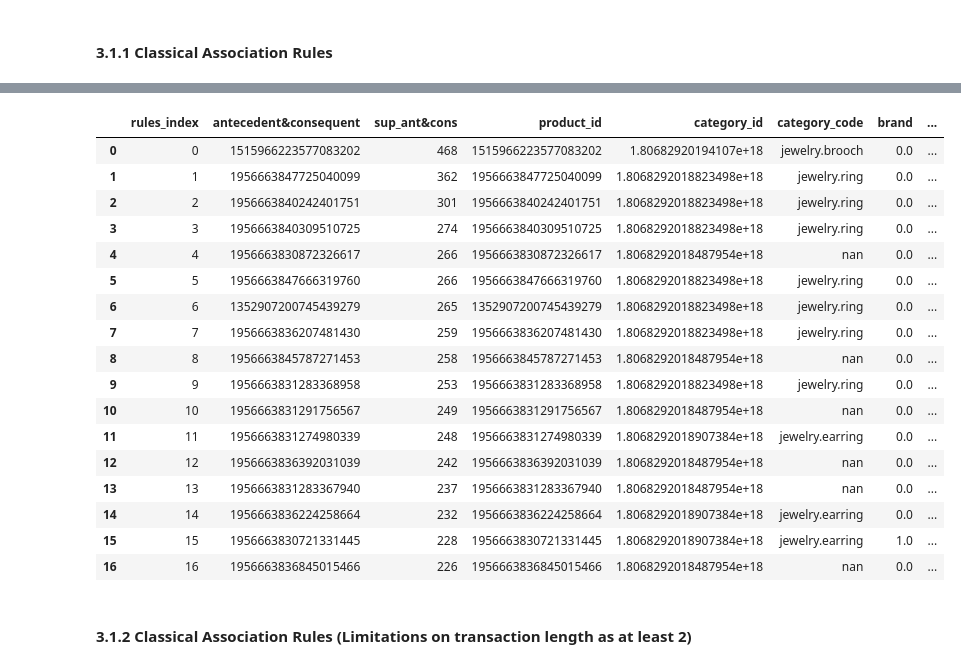
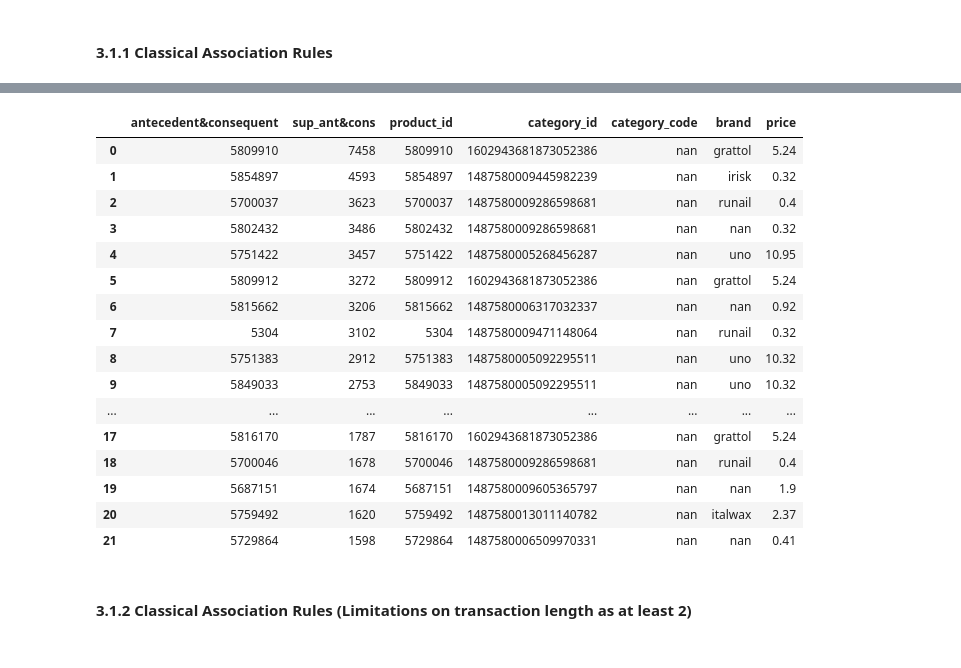
Before and after one commit to dawei7/Detecting-patterns-in-purchase-history-using-association-rule-learning-methods, a Jupyter notebook: Analaysis_Kaggle_Comsetics_Dataset.ipynb, the cells around one changed output, grey strips where cells are left out. Drawn from its saved outputs; the diff is of its cells as text; code cells hidden in the pictures.

```diff
--- a/Analaysis_Kaggle_Comsetics_Dataset.ipynb
+++ b/Analaysis_Kaggle_Comsetics_Dataset.ipynb
@@ -214,7 +200,7 @@ import modified_fp_growth_algorithm.modified_fp_growth_latest as mod_fp_growth
 
 rules = mod_fp_growth.fpgrowthFromDataFrame(\
     data,
-    minSupRatio=0.004,
+    minSupRatio=0.01,
     maxSupRatio=1,
     minConf=0,
     item_col=1
@@ -230,37 +229,37 @@ rules
 # %%
 # A minSupRatio of 0.007 means, in case of profitability, that it represents 0.007 of total revenues rspectively profit. We made the profit fo each product equal.
 # Let's oberserve what kind of items we have found.
 
 
 rules_exploded = rules.explode("antecedent&consequent")[["antecedent&consequent","sup_ant&cons"]]
 rules_exploded.insert(0,"rules_index",rules_exploded.index)
 
 
 rules_labeled = pd.merge(rules_exploded,unique_items, how='inner', left_on = 'antecedent&consequent', right_on = 'product_id').sort_values("rules_index").reset_index(drop=True)
 
 
 rules_labeled.to_excel("rules_labeled.xlsx",index=False)
 
+rules_labeled = rules_labeled.drop('rules_index', axis=1)
 rules_labeled
 # %% [output]
-|  | rules_index | antecedent&consequent | sup_ant&cons | product_id | category_id | category_code | brand | ... |
-| 0 | 0 | 1515966223577083202 | 468 | 1515966223577083202 | 1.80682920194107e+18 | jewelry.brooch | 0.0 | ... |
-| 1 | 1 | 1956663847725040099 | 362 | 1956663847725040099 | 1.8068292018823498e+18 | jewelry.ring | 0.0 | ... |
-| 2 | 2 | 1956663840242401751 | 301 | 1956663840242401751 | 1.8068292018823498e+18 | jewelry.ring | 0.0 | ... |
-| 3 | 3 | 1956663840309510725 | 274 | 1956663840309510725 | 1.8068292018823498e+18 | jewelry.ring | 0.0 | ... |
-| 4 | 4 | 1956663830872326617 | 266 | 1956663830872326617 | 1.8068292018487954e+18 | nan | 0.0 | ... |
-| 5 | 5 | 1956663847666319760 | 266 | 1956663847666319760 | 1.8068292018823498e+18 | jewelry.ring | 0.0 | ... |
-| 6 | 6 | 1352907200745439279 | 265 | 1352907200745439279 | 1.8068292018823498e+18 | jewelry.ring | 0.0 | ... |
-| 7 | 7 | 1956663836207481430 | 259 | 1956663836207481430 | 1.8068292018823498e+18 | jewelry.ring | 0.0 | ... |
-| 8 | 8 | 1956663845787271453 | 258 | 1956663845787271453 | 1.8068292018487954e+18 | nan | 0.0 | ... |
-| 9 | 9 | 1956663831283368958 | 253 | 1956663831283368958 | 1.8068292018823498e+18 | jewelry.ring | 0.0 | ... |
-| 10 | 10 | 1956663831291756567 | 249 | 1956663831291756567 | 1.8068292018487954e+18 | nan | 0.0 | ... |
-| 11 | 11 | 1956663831274980339 | 248 | 1956663831274980339 | 1.8068292018907384e+18 | jewelry.earring | 0.0 | ... |
-| 12 | 12 | 1956663836392031039 | 242 | 1956663836392031039 | 1.8068292018487954e+18 | nan | 0.0 | ... |
-| 13 | 13 | 1956663831283367940 | 237 | 1956663831283367940 | 1.8068292018487954e+18 | nan | 0.0 | ... |
-| 14 | 14 | 1956663836224258664 | 232 | 1956663836224258664 | 1.8068292018907384e+18 | jewelry.earring | 0.0 | ... |
-| 15 | 15 | 1956663830721331445 | 228 | 1956663830721331445 | 1.8068292018907384e+18 | jewelry.earring | 1.0 | ... |
-| 16 | 16 | 1956663836845015466 | 226 | 1956663836845015466 | 1.8068292018487954e+18 | nan | 0.0 | ... |
+|  | antecedent&consequent | sup_ant&cons | product_id | category_id | category_code | brand | price |
+| 0 | 5809910 | 7458 | 5809910 | 1602943681873052386 | nan | grattol | 5.24 |
+| 1 | 5854897 | 4593 | 5854897 | 1487580009445982239 | nan | irisk | 0.32 |
+| 2 | 5700037 | 3623 | 5700037 | 1487580009286598681 | nan | runail | 0.4 |
+| 3 | 5802432 | 3486 | 5802432 | 1487580009286598681 | nan | nan | 0.32 |
+| 4 | 5751422 | 3457 | 5751422 | 1487580005268456287 | nan | uno | 10.95 |
+| 5 | 5809912 | 3272 | 5809912 | 1602943681873052386 | nan | grattol | 5.24 |
+| 6 | 5815662 | 3206 | 5815662 | 1487580006317032337 | nan | nan | 0.92 |
+| 7 | 5304 | 3102 | 5304 | 1487580009471148064 | nan | runail | 0.32 |
+| 8 | 5751383 | 2912 | 5751383 | 1487580005092295511 | nan | uno | 10.32 |
+| 9 | 5849033 | 2753 | 5849033 | 1487580005092295511 | nan | uno | 10.32 |
+| ... | ... | ... | ... | ... | ... | ... | ... |
+| 17 | 5816170 | 1787 | 5816170 | 1602943681873052386 | nan | grattol | 5.24 |
+| 18 | 5700046 | 1678 | 5700046 | 1487580009286598681 | nan | runail | 0.4 |
+| 19 | 5687151 | 1674 | 5687151 | 1487580009605365797 | nan | nan | 1.9 |
+| 20 | 5759492 | 1620 | 5759492 | 1487580013011140782 | nan | italwax | 2.37 |
+| 21 | 5729864 | 1598 | 5729864 | 1487580006509970331 | nan | nan | 0.41 |
 # %% [markdown]
 #### 3.1.2 Classical Association Rules (Limitations on transaction length as at least 2)
 # %%
```
Also changed, not shown: parts of 7 cells of this notebook, 4 other files.
